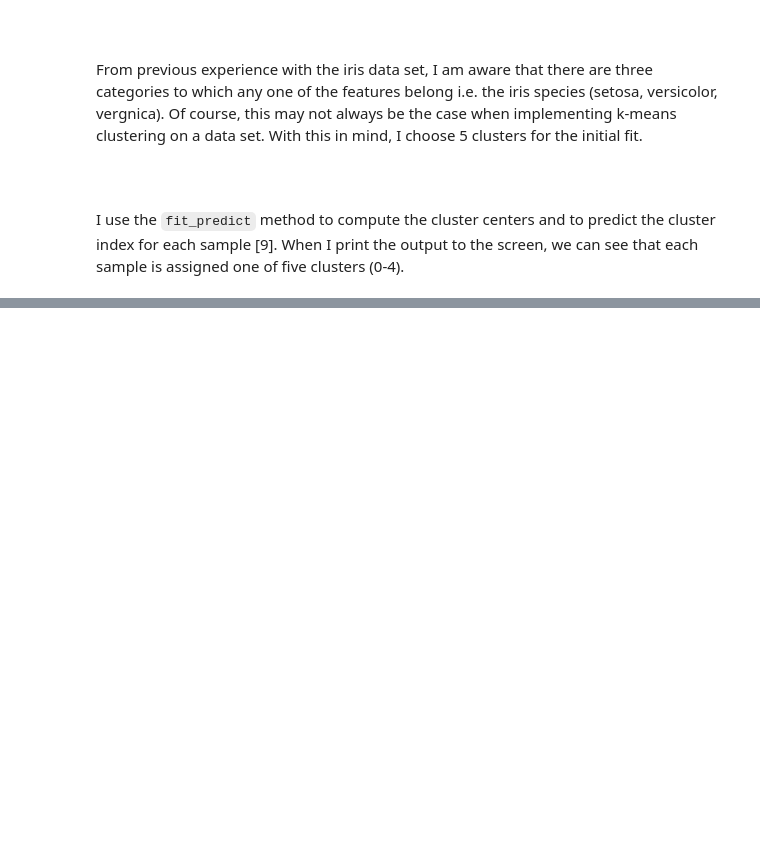
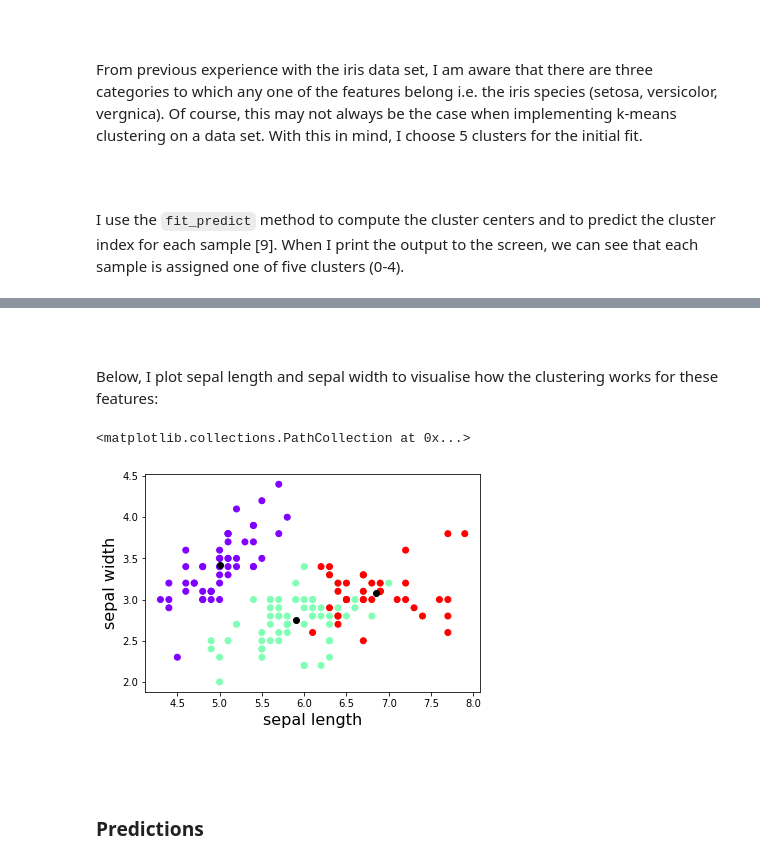
Before and after one commit to colm-o-caoimh/ExploringMachineLearning, a Jupyter notebook: Machine Learning and Statistics - Tasks 2020.ipynb, the cells around one changed output, grey strips where cells are left out. Drawn from its saved outputs; the diff is of its cells as text; code cells hidden in the pictures; blank space fills up the shorter version.

```diff
--- a/Machine Learning and Statistics - Tasks 2020.ipynb
+++ b/Machine Learning and Statistics - Tasks 2020.ipynb
@@ -641,0 +650,20 @@ xvals, yvals
+# %% [markdown]
+<br>
+# %% [markdown]
+Below, I plot sepal length and sepal width to visualise how the clustering works for these features:
+# %%
+# Plot sepal length and sepal width on a scatter plot
+plt.scatter(x[:, 0], x[:, 1], c=y_kmeans3, cmap='rainbow')
+
+plt.xlabel('sepal length', fontsize=16)
+plt.ylabel('sepal width', fontsize=16)
+
+# Plot centroids for each cluster
+plt.scatter(kmeans3.cluster_centers_[:,0],kmeans3.cluster_centers_[:,1],color='black',marker='o')
+# %% [output]
+<matplotlib.collections.PathCollection at 0x...>
+[figure, added]
+# %% [markdown]
+<br>
+# %% [markdown]
+### Predictions
```
Also changed, not shown: parts of 52 cells of this notebook.
